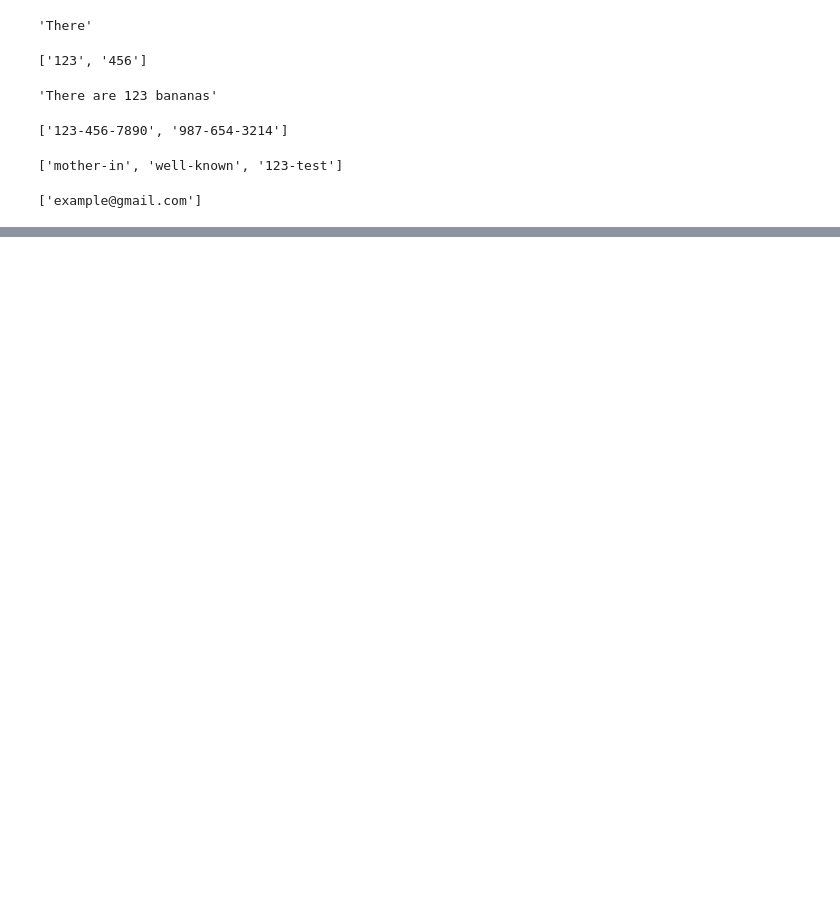
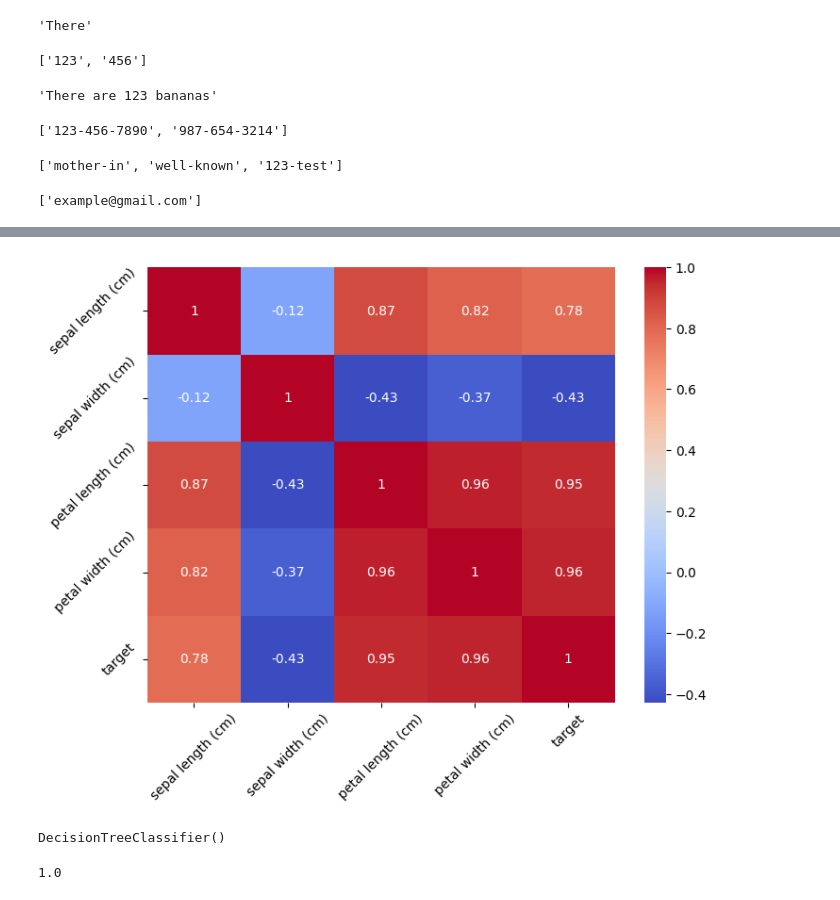
Before and after one commit to pydevcasts/Prostate_BCR, a Jupyter notebook: main.ipynb, the cells around one changed output, grey strips where cells are left out. Cells and saved outputs as stored; diff of their text form; code cells hidden in the pictures; blank space fills up the shorter version.

```diff
--- a/main.ipynb
+++ b/main.ipynb
@@ -271,0 +326,8 @@ re.findall(r'[a-zA-Z0-9_.+-]+@[a-zA-Z0-9]+\.[a-zA-Z0-9]+', txt)
+# %%
+iris = load_iris()
+# iris.target_names
+df = pd.DataFrame(iris.data, columns=iris.feature_names)
+
+# dir(iris)
+df['target'] = iris.target
+df.head()
@@ -271,0 +368,9 @@ re.findall(r'[a-zA-Z0-9_.+-]+@[a-zA-Z0-9]+\.[a-zA-Z0-9]+', txt)
+# %%
+corr = df.drop('target', axis= 1).corr()
+plt.figure(figsize=(8,6))
+sns.heatmap(df.corr(), annot=True, cmap="coolwarm")
+plt.xticks(rotation=45)
+plt.yticks(rotation=45)
+plt.show()
+# %% [output]
+[figure, added]
@@ -271,0 +395,10 @@ re.findall(r'[a-zA-Z0-9_.+-]+@[a-zA-Z0-9]+\.[a-zA-Z0-9]+', txt)
+# %%
+model = DecisionTreeClassifier()
+model.fit(X_train, y_train)
+# %% [output]
+DecisionTreeClassifier()
+# %%
+acc = model.score(X_test, y_test)
+acc
+# %% [output]
+1.0
```
Also changed, not shown: parts of 14 cells of this notebook, 3 other files.
